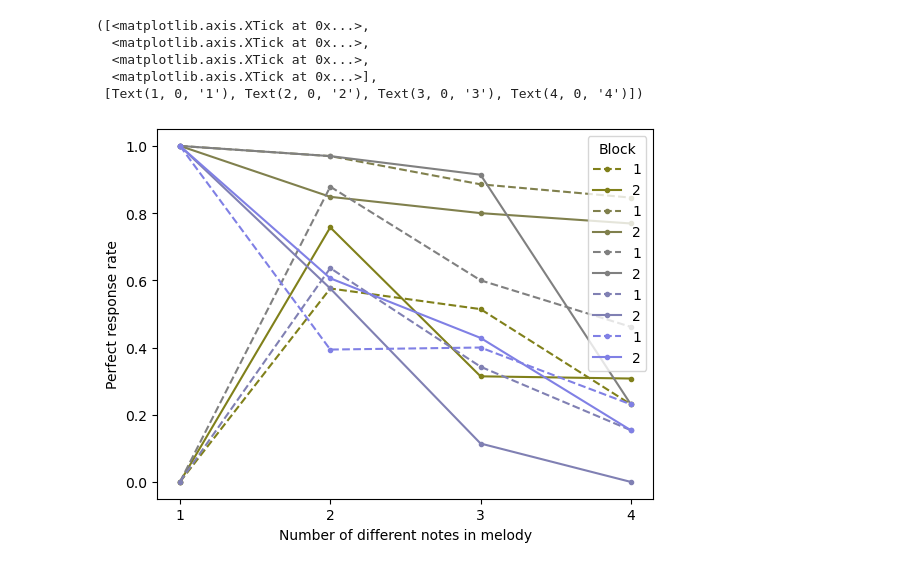
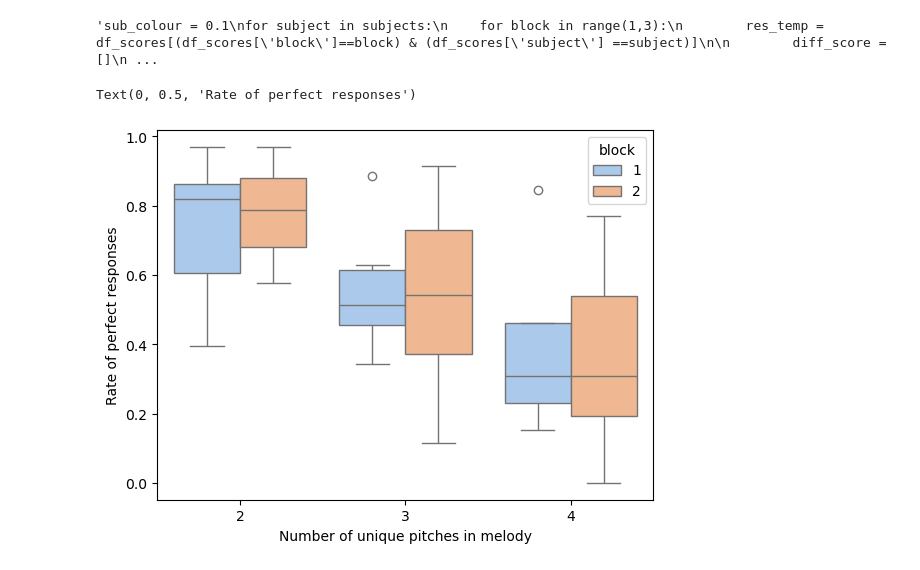
Before and after one commit to haiqin-zhang/AM_stimuli, a Jupyter notebook: stim_scripts/train_analysis/plot_scores.ipynb, the cells around one changed output. Cells and saved outputs as stored; diff of their text form; code cells hidden in the pictures.

```diff
--- a/stim_scripts/train_analysis/plot_scores.ipynb
+++ b/stim_scripts/train_analysis/plot_scores.ipynb
@@ -92,6 +103,7 @@ Text(0, 0.5, 'Rolling average score over 10 trials')
 # %%
 #scores sorted by difficulty
-sub_colour = 0.1
+
+"""sub_colour = 0.1
 for subject in subjects:
     for block in range(1,3):
         res_temp = df_scores[(df_scores['block']==block) & (df_scores['subject'] ==subject)]
@@ -112,11 +124,43 @@ for subject in subjects:
 plt.legend(loc = 'upper right', title = "Block")
 plt.ylabel('Perfect response rate')
 plt.xlabel('Number of different notes in melody')
-plt.xticks(np.arange(1, 5, 1))
+plt.xticks(np.arange(1, 5, 1))"""
 # %% [output]
-([<matplotlib.axis.XTick at 0x...>,
-  <matplotlib.axis.XTick at 0x...>,
-  <matplotlib.axis.XTick at 0x...>,
-  <matplotlib.axis.XTick at 0x...>],
- [Text(1, 0, '1'), Text(2, 0, '2'), Text(3, 0, '3'), Text(4, 0, '4')])
+'sub_colour = 0.1\nfor subject in subjects:\n    for block in range(1,3):\n        res_temp = df_scores[(df_scores[\'block\']==block) & (df_scores[\'subject\'] ==subject)]\n\n        diff_score = []\n ...
-[figure, removed]
+# %%
+
+
+# Initialize empty lists to store data
+subjects = []
+blocks = []
+percent_corrects = []
+types = []
+
+# Loop through unique subjects and blocks
+for subject in df_scores['subject'].unique():
+    for block in range(1, 3):
+        # Calculate percent correct for the subject and block
+        for type in range(2,5):
+         percent_correct = df_scores[(df_scores['subject'] == subject) & (df_scores['block'] == block) & (df_scores['type'] == type)]['correct'].mean()
+
+         # Append data to lists
+         subjects.append(subject)
+         blocks.append(block)
+         percent_corrects.append(percent_correct)
+         types.append(type)
+
+# Create DataFrame from lists
+correct_df = pd.DataFrame({'subject': subjects, 'block': blocks, 'type': types, 'percent_correct': percent_corrects})
+# %%
+
+# Add individual data points
+#sns.swarmplot(data=correct_df, x='type', y='percent_correct', hue='block', color='black', dodge=True)
+# Create the boxplot
+ax = sns.boxplot(data=correct_df, x='type', y='percent_correct', hue='block', palette='pastel')
+
+# Set labels for x and y-axis
+ax.set_xlabel('Number of unique pitches in melody')
+ax.set_ylabel('Rate of perfect responses')
+# %% [output]
+Text(0, 0.5, 'Rate of perfect responses')
+[figure, added]
```
Also changed, not shown: parts of 10 cells of this notebook, 37 other files.
